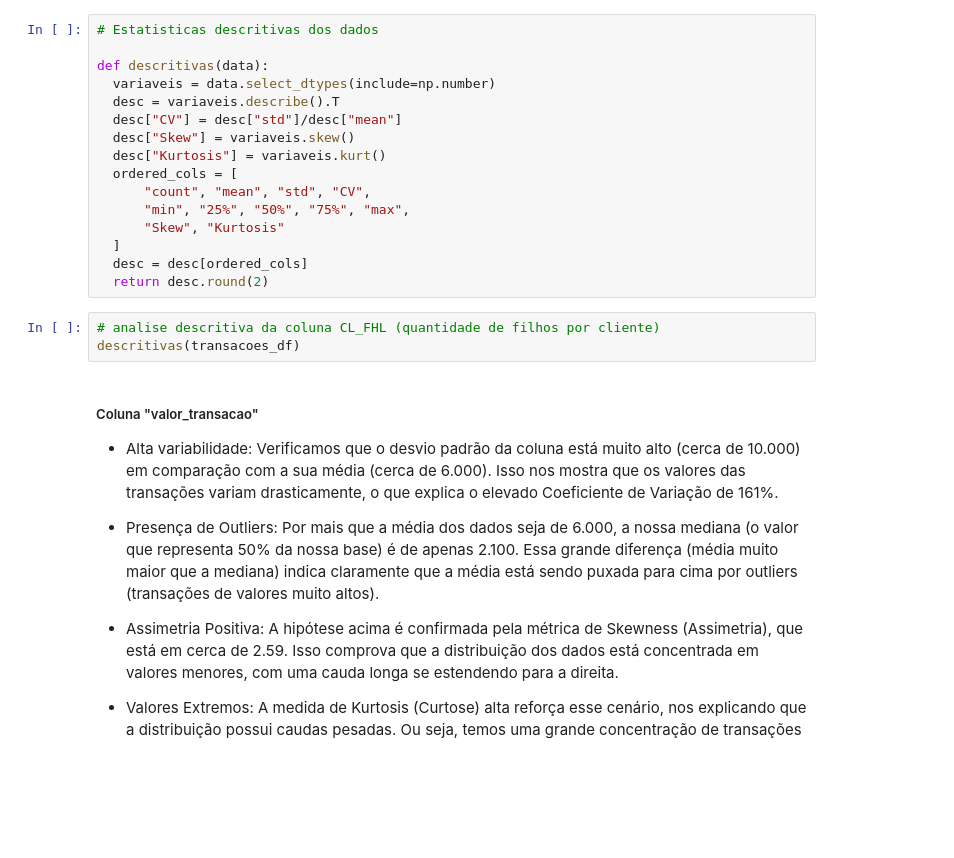
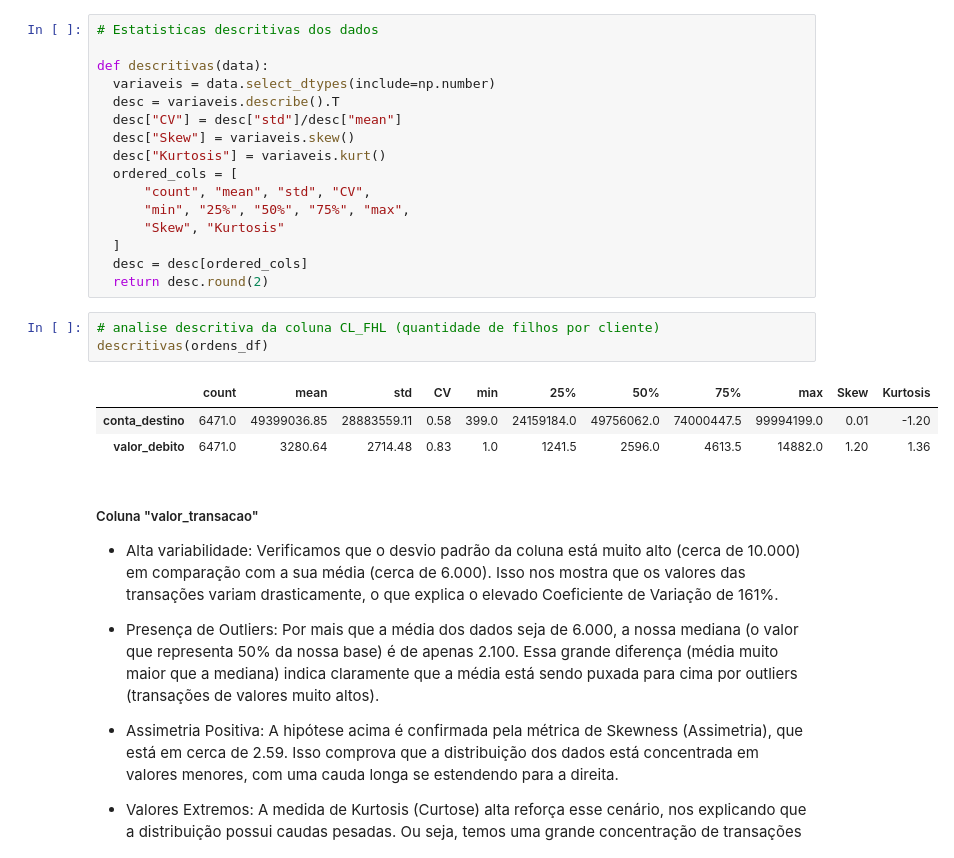
Before and after one commit to christianwislockioli-rgb/Analise_de_Risco_e_Melhoria_de_Fluxo_Operacional_de_Credito, a Jupyter notebook: 02_dados/src/Projeto.ipynb, the cells around one changed output. Saved outputs shown, nothing was run; the diff lists cells and outputs as text; blank space fills up the shorter version.

```diff
--- a/02_dados/src/Projeto.ipynb
+++ b/02_dados/src/Projeto.ipynb
@@ -319,7 +326,11 @@ def descritivas(data):
   return desc.round(2)
 # %%
 # analise descritiva da coluna CL_FHL (quantidade de filhos por cliente)
-descritivas(transacoes_df)
+descritivas(ordens_df)
+# %% [output]
+|  | count | mean | std | CV | min | 25% | 50% | 75% | max | Skew | Kurtosis |
+| conta_destino | 6471.0 | 49399036.85 | 28883559.11 | 0.58 | 399.0 | 24159184.0 | 49756062.0 | 74000447.5 | 99994199.0 | 0.01 | -1.20 |
+| valor_debito | 6471.0 | 3280.64 | 2714.48 | 0.83 | 1.0 | 1241.5 | 2596.0 | 4613.5 | 14882.0 | 1.20 | 1.36 |
 # %% [markdown]
 ##### Coluna "valor_transacao"
 - Alta variabilidade: Verificamos que o desvio padrão da coluna está muito alto (cerca de 10.000) em comparação com a sua média (cerca de 6.000). Isso nos mostra que os valores das transações variam drasticamente, o que explica o elevado Coeficiente de Variação de 161%.
```
Also changed, not shown: parts of 41 cells of this notebook.
